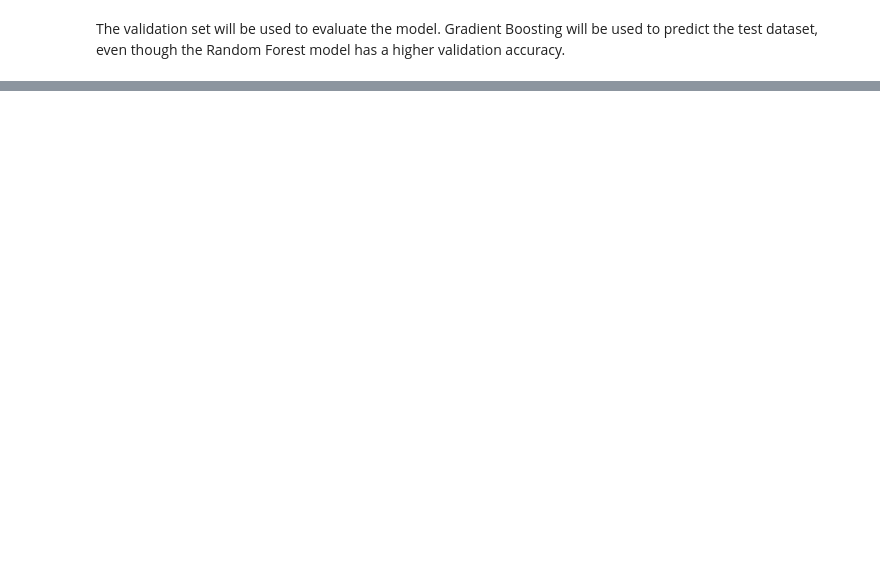
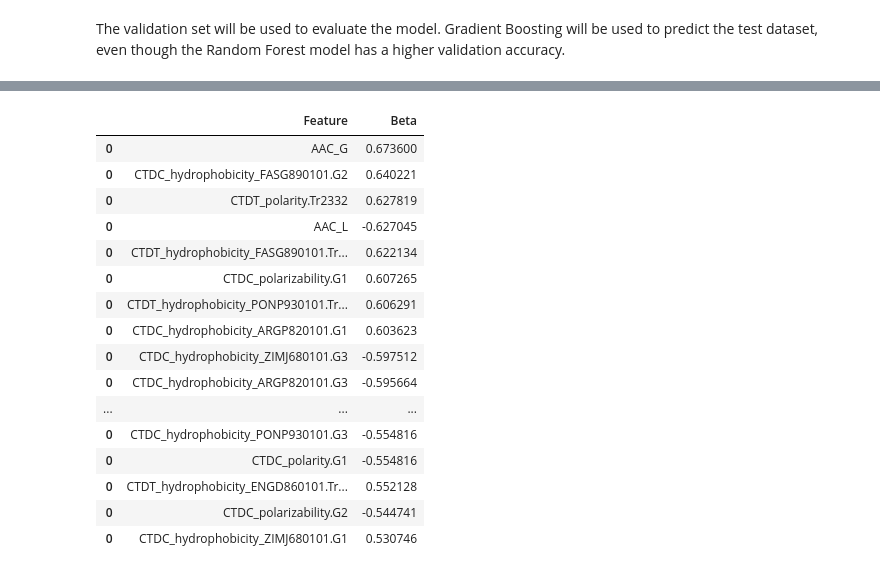
Before and after one commit to Detopall/bachelor-thesis-protein-feature-extraction, a Jupyter notebook: prediction.ipynb, the cells around one changed output, grey strips where cells are left out. Cells and saved outputs as stored; diff of their text form; code cells hidden in the pictures; blank space fills up the shorter version.

```diff
--- a/prediction.ipynb
+++ b/prediction.ipynb
@@ -724,0 +675,48 @@ print(gbm_test_res)
+# %%
+# Performing one univariate linear regression per feature on the predicted values.
+from sklearn.linear_model import LinearRegression
+
+pred_train = best_gbm_rand.predict(X_train_stand)
+pred_train = pd.Series(pred_train)
+
+X = pd.DataFrame(X_train_stand)
+X.columns = X_train.columns
+predictors =  X_train.columns
+y = np.array((pred_train-pred_train.mean())/np.sqrt(pred_train.var())).reshape(-1, 1)
+
+reg = LinearRegression().fit(X[[predictors[0]]], y)
+beta = pd.Series(reg.coef_[0])
+names = pd.Series(predictors[0])
+for i in np.arange(1,(X.shape[1])):
+    reg = LinearRegression().fit(X[[predictors[i]]], y)
+    beta_help = pd.Series(reg.coef_[0])
+    names_help = pd.Series(predictors[i])
+    beta = pd.concat([beta,beta_help], axis=0)
+    names = pd.concat([names,names_help], axis=0)
+betas = pd.concat([names,beta],axis=1)
+
+
+# Most influential features (positive and negative)
+betas.columns = ['Feature','Beta']
+betas['abs'] = abs(betas['Beta'])
+betas = betas.sort_values(by='abs', ascending=False)
+betas = betas.drop(columns='abs')
+betas.head(20)
+# %% [output]
+|  | Feature | Beta |
+| 0 | AAC_G | 0.673600 |
+| 0 | CTDC_hydrophobicity_FASG890101.G2 | 0.640221 |
+| 0 | CTDT_polarity.Tr2332 | 0.627819 |
+| 0 | AAC_L | -0.627045 |
+| 0 | CTDT_hydrophobicity_FASG890101.Tr... | 0.622134 |
+| 0 | CTDC_polarizability.G1 | 0.607265 |
+| 0 | CTDT_hydrophobicity_PONP930101.Tr... | 0.606291 |
+| 0 | CTDC_hydrophobicity_ARGP820101.G1 | 0.603623 |
+| 0 | CTDC_hydrophobicity_ZIMJ680101.G3 | -0.597512 |
+| 0 | CTDC_hydrophobicity_ARGP820101.G3 | -0.595664 |
+| ... | ... | ... |
+| 0 | CTDC_hydrophobicity_PONP930101.G3 | -0.554816 |
+| 0 | CTDC_polarity.G1 | -0.554816 |
+| 0 | CTDT_hydrophobicity_ENGD860101.Tr... | 0.552128 |
+| 0 | CTDC_polarizability.G2 | -0.544741 |
+| 0 | CTDC_hydrophobicity_ZIMJ680101.G1 | 0.530746 |
```
Also changed, not shown: parts of 27 cells of this notebook, 1 other file.
